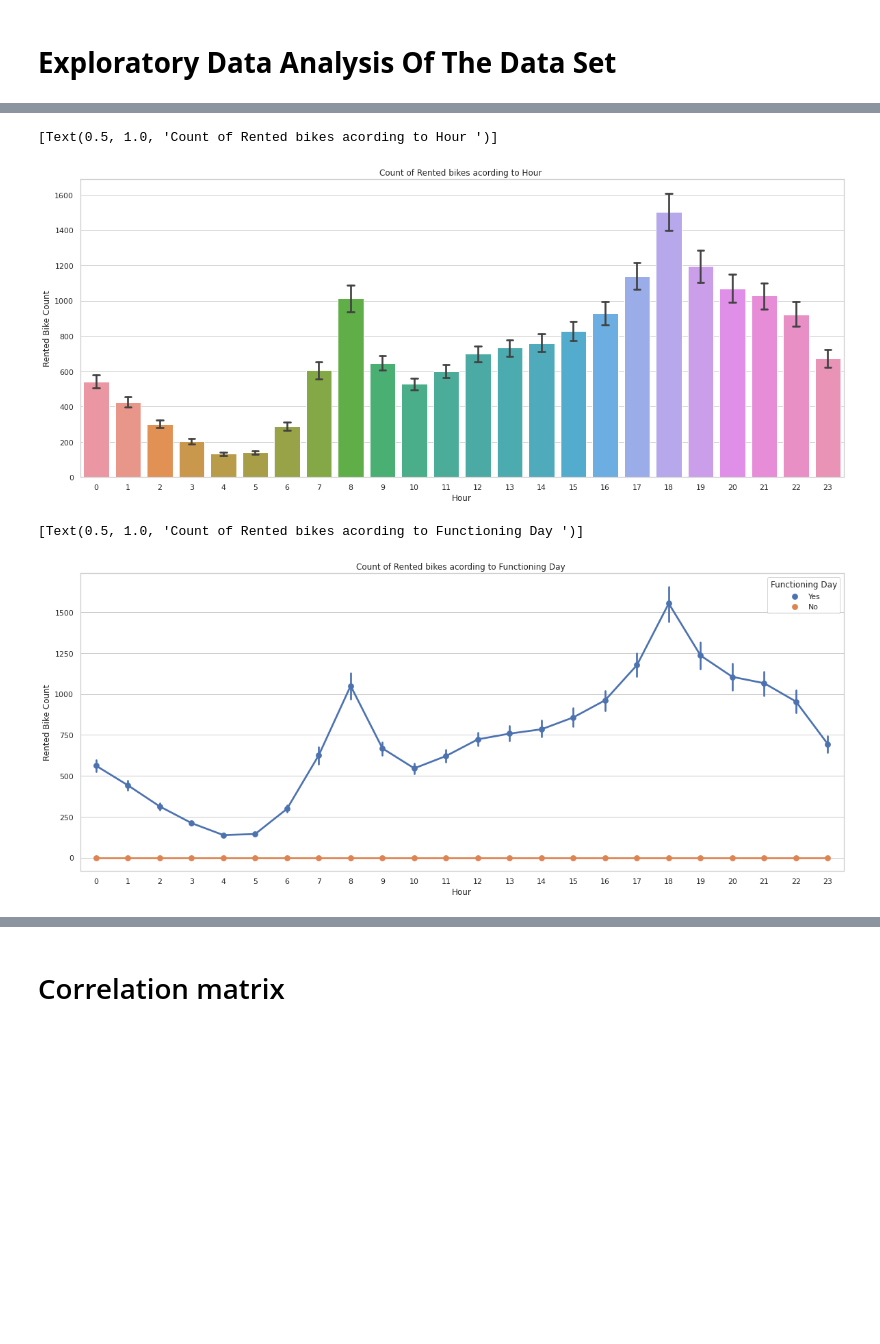
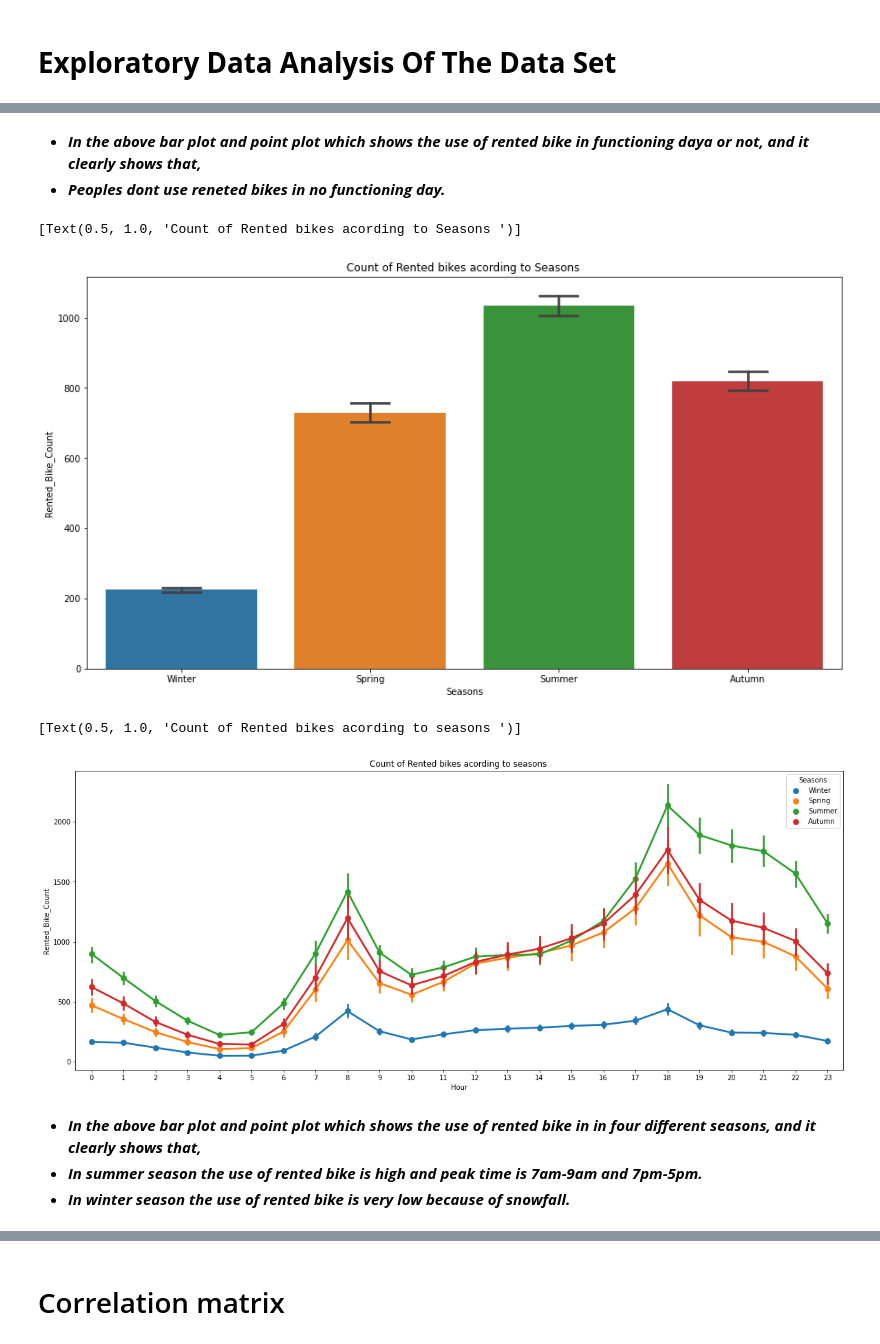
Before and after one commit to sanjaykhadanga/Capstone-Project---Two, a Jupyter notebook: Bike_Sharing_Demand_Prediction(sanjay)_Capstone_Project.ipynb, the cells around one changed output, grey strips where cells are left out. Cells and saved outputs as stored; diff of their text form; code cells hidden in the pictures; blank space fills up the shorter version.

```diff
--- a/Bike_Sharing_Demand_Prediction(sanjay)_Capstone_Project.ipynb
+++ b/Bike_Sharing_Demand_Prediction(sanjay)_Capstone_Project.ipynb
@@ -197,4 +275,8 @@ bike_df['Date'] = bike_df['Date'].apply(lambda x:
 # %%
 bike_df['year'] = bike_df['Date'].dt.year
 bike_df['month'] = bike_df['Date'].dt.month
-bike_df['day'] = bike_df['Date'].dt.day
+bike_df['day'] = bike_df['Date'].dt.day_name()
+# %%
+#creating a new column of "weekdays_weekend" and drop the column "Date","day","year"
+bike_df['weekdays_weekend']=bike_df['day'].apply(lambda x : 1 if x=='Saturday' or x=='Sunday' else 0 )
+bike_df=bike_df.drop(columns=['Date','day','year'],axis=1)
@@ -217,2 +295,0 @@ for col in cols:
-# %%
-bike_df=bike_df.drop(columns=['Date'])
@@ -240,0 +324,5 @@ memory usage: 858.4+ KB
+# %%
+#Change the int64 column into catagory column
+cols=['Hour','month','weekdays_weekend']
+for col in cols:
+  bike_df[col]=bike_df[col].astype('category')
@@ -277,16 +420,23 @@ ax.set(title='Count of Rented bikes acording to Day ')
+# %% [markdown]
+* ***In the above bar plot and point plot which shows the use of rented bike in functioning daya or not, and it clearly shows that,***
+* ***Peoples dont use reneted bikes in no functioning day.***
 # %%
 #anlysis of data by vizualisation
-fig,ax=plt.subplots(figsize=(20,8))
-sns.barplot(data=bike_df,x='Hour',y='Rented Bike Count',ax=ax,capsize=.2)
-ax.set(title='Count of Rented bikes acording to Hour ')
+fig,ax=plt.subplots(figsize=(15,8))
+sns.barplot(data=bike_df,x='Seasons',y='Rented_Bike_Count',ax=ax,capsize=.2)
+ax.set(title='Count of Rented bikes acording to Seasons ')
 # %% [output]
-[Text(0.5, 1.0, 'Count of Rented bikes acording to Hour ')]
+[Text(0.5, 1.0, 'Count of Rented bikes acording to Seasons ')]
-[figure, old version]
+[figure, new version]
 # %%
 #anlysis of data by vizualisation
 fig,ax=plt.subplots(figsize=(20,8))
-sns.pointplot(data=bike_df,x='Hour',y='Rented Bike Count',hue='Functioning Day',ax=ax)
-ax.set(title='Count of Rented bikes acording to Functioning Day ')
+sns.pointplot(data=bike_df,x='Hour',y='Rented_Bike_Count',hue='Seasons',ax=ax)
+ax.set(title='Count of Rented bikes acording to seasons ')
 # %% [output]
-[Text(0.5, 1.0, 'Count of Rented bikes acording to Functioning Day ')]
+[Text(0.5, 1.0, 'Count of Rented bikes acording to seasons ')]
-[figure, old version]
+[figure, new version]
+# %% [markdown]
+* ***In the above bar plot and point plot which shows the use of rented bike in in four different seasons, and it clearly shows that,***
+* ***In summer season the use of rented bike is high and peak time is 7am-9am and 7pm-5pm.***
+* ***In winter season the use of rented bike is very low because of snowfall.***
```
Also changed, not shown: parts of 82 cells of this notebook.
